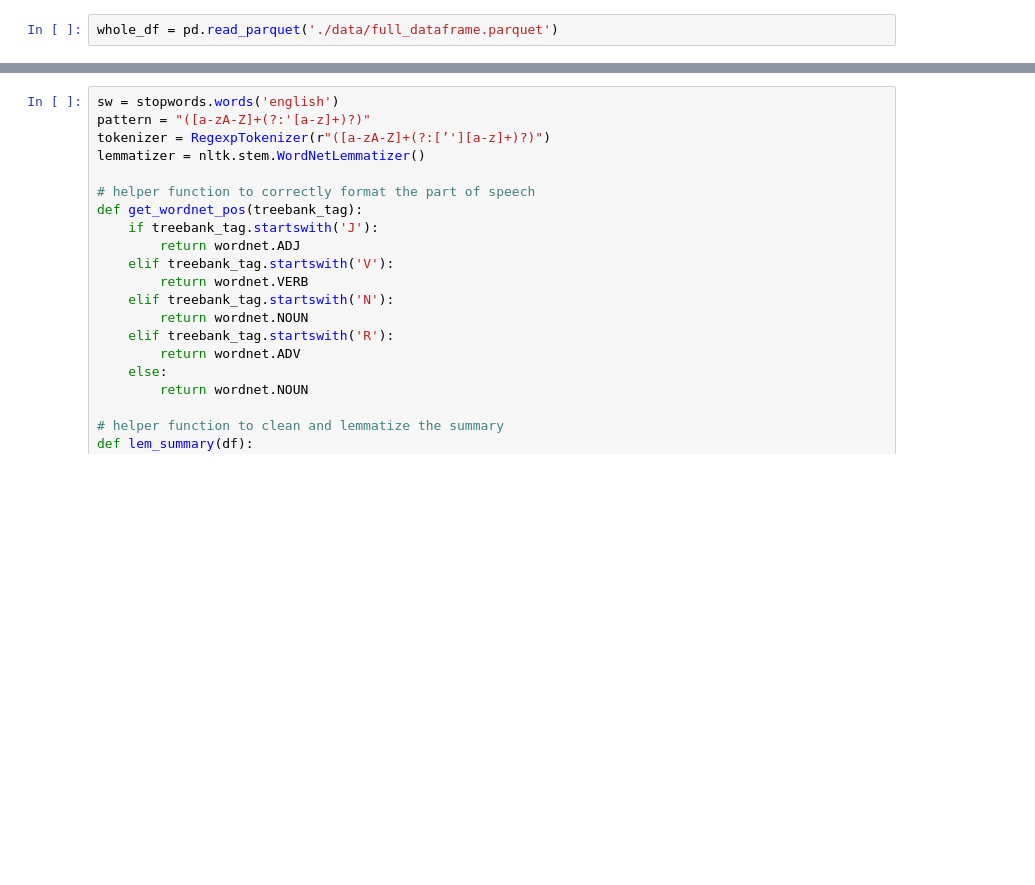
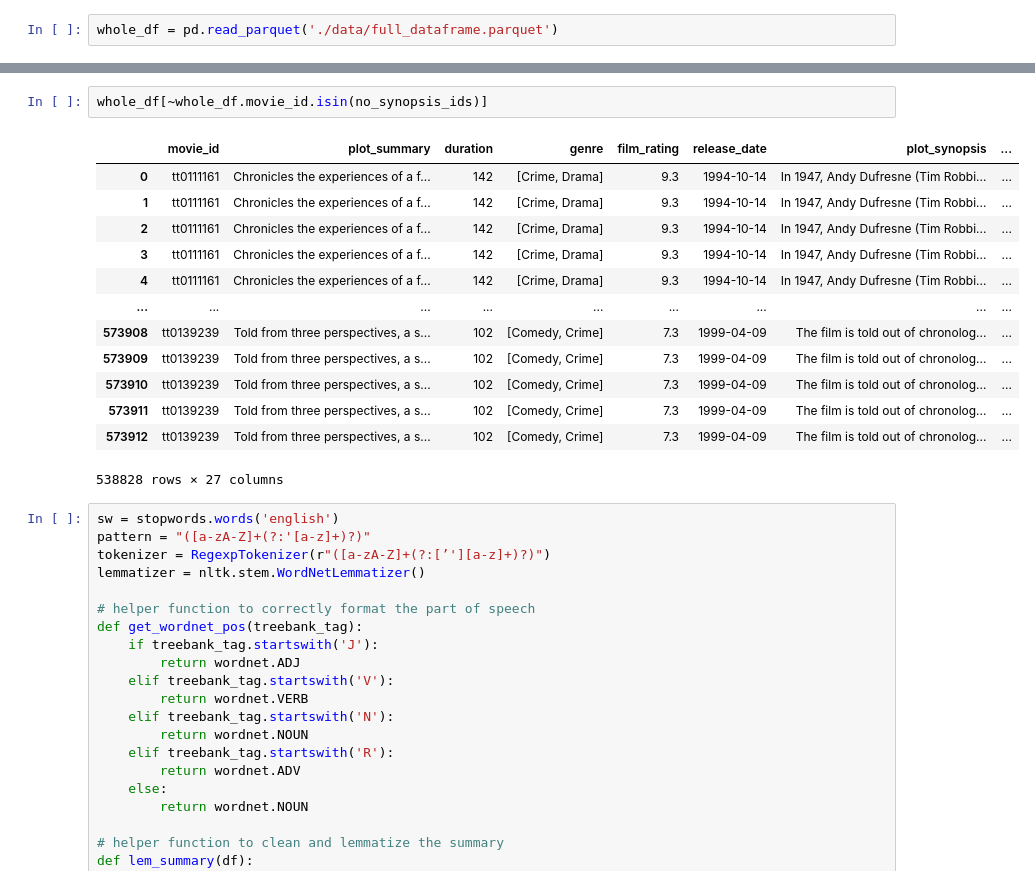
Before and after one commit to brtracy/capstone_project, a Jupyter notebook: testing.ipynb, the cells around one changed output, grey strips where cells are left out. Drawn from its saved outputs; the diff is of its cells as text; blank space fills up the shorter version.

```diff
--- a/testing.ipynb
+++ b/testing.ipynb
@@ -579,3 +613,19 @@ whole_df = pd.read_parquet('./data/full_dataframe.parquet')
+# %%
+whole_df[~whole_df.movie_id.isin(no_synopsis_ids)]
+# %% [output]
+|  | movie_id | plot_summary | duration | genre | film_rating | release_date | plot_synopsis | ... |
+| 0 | tt0111161 | Chronicles the experiences of a f... | 142 | [Crime, Drama] | 9.3 | 1994-10-14 | In 1947, Andy Dufresne (Tim Robbi... | ... |
+| 1 | tt0111161 | Chronicles the experiences of a f... | 142 | [Crime, Drama] | 9.3 | 1994-10-14 | In 1947, Andy Dufresne (Tim Robbi... | ... |
+| 2 | tt0111161 | Chronicles the experiences of a f... | 142 | [Crime, Drama] | 9.3 | 1994-10-14 | In 1947, Andy Dufresne (Tim Robbi... | ... |
+| 3 | tt0111161 | Chronicles the experiences of a f... | 142 | [Crime, Drama] | 9.3 | 1994-10-14 | In 1947, Andy Dufresne (Tim Robbi... | ... |
+| 4 | tt0111161 | Chronicles the experiences of a f... | 142 | [Crime, Drama] | 9.3 | 1994-10-14 | In 1947, Andy Dufresne (Tim Robbi... | ... |
+| ... | ... | ... | ... | ... | ... | ... | ... | ... |
+| 573908 | tt0139239 | Told from three perspectives, a s... | 102 | [Comedy, Crime] | 7.3 | 1999-04-09 | The film is told out of chronolog... | ... |
+| 573909 | tt0139239 | Told from three perspectives, a s... | 102 | [Comedy, Crime] | 7.3 | 1999-04-09 | The film is told out of chronolog... | ... |
+| 573910 | tt0139239 | Told from three perspectives, a s... | 102 | [Comedy, Crime] | 7.3 | 1999-04-09 | The film is told out of chronolog... | ... |
+| 573911 | tt0139239 | Told from three perspectives, a s... | 102 | [Comedy, Crime] | 7.3 | 1999-04-09 | The film is told out of chronolog... | ... |
+| 573912 | tt0139239 | Told from three perspectives, a s... | 102 | [Comedy, Crime] | 7.3 | 1999-04-09 | The film is told out of chronolog... | ... |
+538828 rows × 27 columns
 # %%
 sw = stopwords.words('english')
 pattern = "([a-zA-Z]+(?:'[a-z]+)?)"
```
Also changed, not shown: parts of 3 cells of this notebook, 2 other files.
